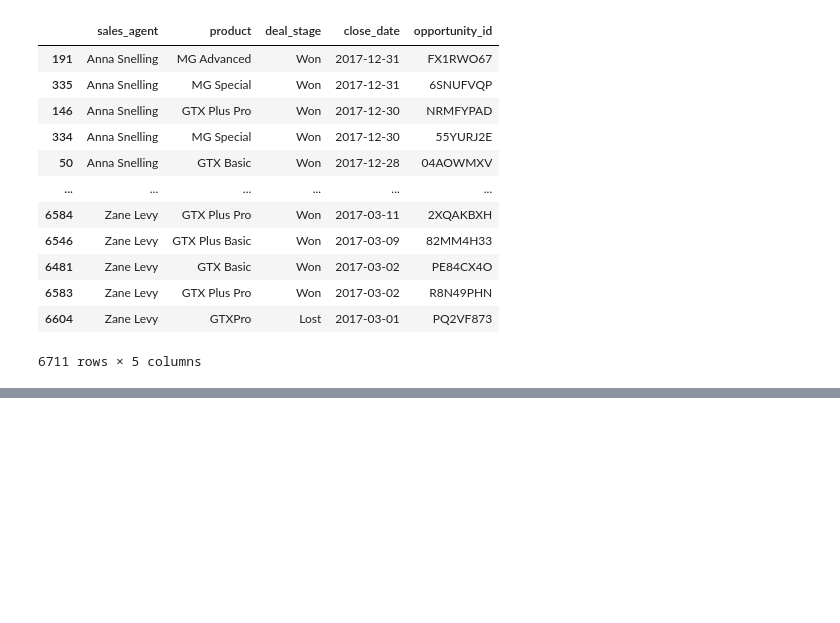
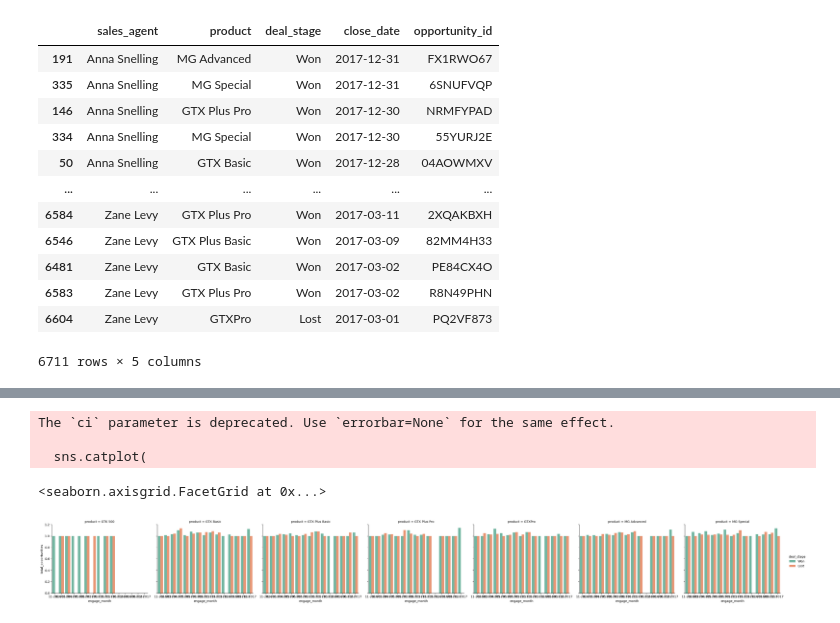
Before and after one commit to SuyogPatgave/Python_Codes-Projects, a Jupyter notebook: CRM_Project.ipynb, the cells around one changed output, grey strips where cells are left out. Cells and saved outputs as stored; diff of their text form; code cells hidden in the pictures; blank space fills up the shorter version.

```diff
--- a/CRM_Project.ipynb
+++ b/CRM_Project.ipynb
@@ -1370,6 +1363,0 @@ resultg5
-# %%
-import seaborn as sns
-import matplotlib.pyplot as plt
-sns.set_theme(style="whitegrid")
-
-f, ax = plt.subplots(figsize=(10, 15))
@@ -1375,0 +1429,7 @@ f, ax = plt.subplots(figsize=(10, 15))
+# %%
+resulth1 = sales_pipe.groupby(['product', 'engage_date', 'close_date', 'deal_stage'])['opportunity_id'].count().reset_index()
+resulth1.columns = ['product', 'engage_date', 'close_date', 'deal_stage', 'total_opportunities']
+resulth1=resulth1.sort_values(['product', 'engage_date'], ascending=[True, True])
+#resulth1['engage_date'] = pd.to_datetime(resulth1['engage_date']).dt.date
+#resulth1['close_date'] = pd.to_datetime(resulth1['close_date']).dt.date
+resulth1
@@ -1375,0 +1450,18 @@ f, ax = plt.subplots(figsize=(10, 15))
+# %%
+#creating a product demand visualization based on engage date, deal stage, and total opportunities
+resulth1['close_month'] = resulth1['close_date'].dt.strftime("%m-%Y")
+resulth1['engage_month'] = resulth1['engage_date'].dt.strftime("%m-%Y")
+
+sns.catplot(
+    data=resulth1,
+    kind="bar",
+    x="engage_month", y="total_opportunities",
+    hue="deal_stage", col="product",
+    ci=None, palette="Set2", height=4, aspect=1.2
+)
+# %% [output]
+The `ci` parameter is deprecated. Use `errorbar=None` for the same effect.
+
+  sns.catplot(
+<seaborn.axisgrid.FacetGrid at 0x...>
+[figure, added]
```
Also changed, not shown: parts of 8 cells of this notebook.
